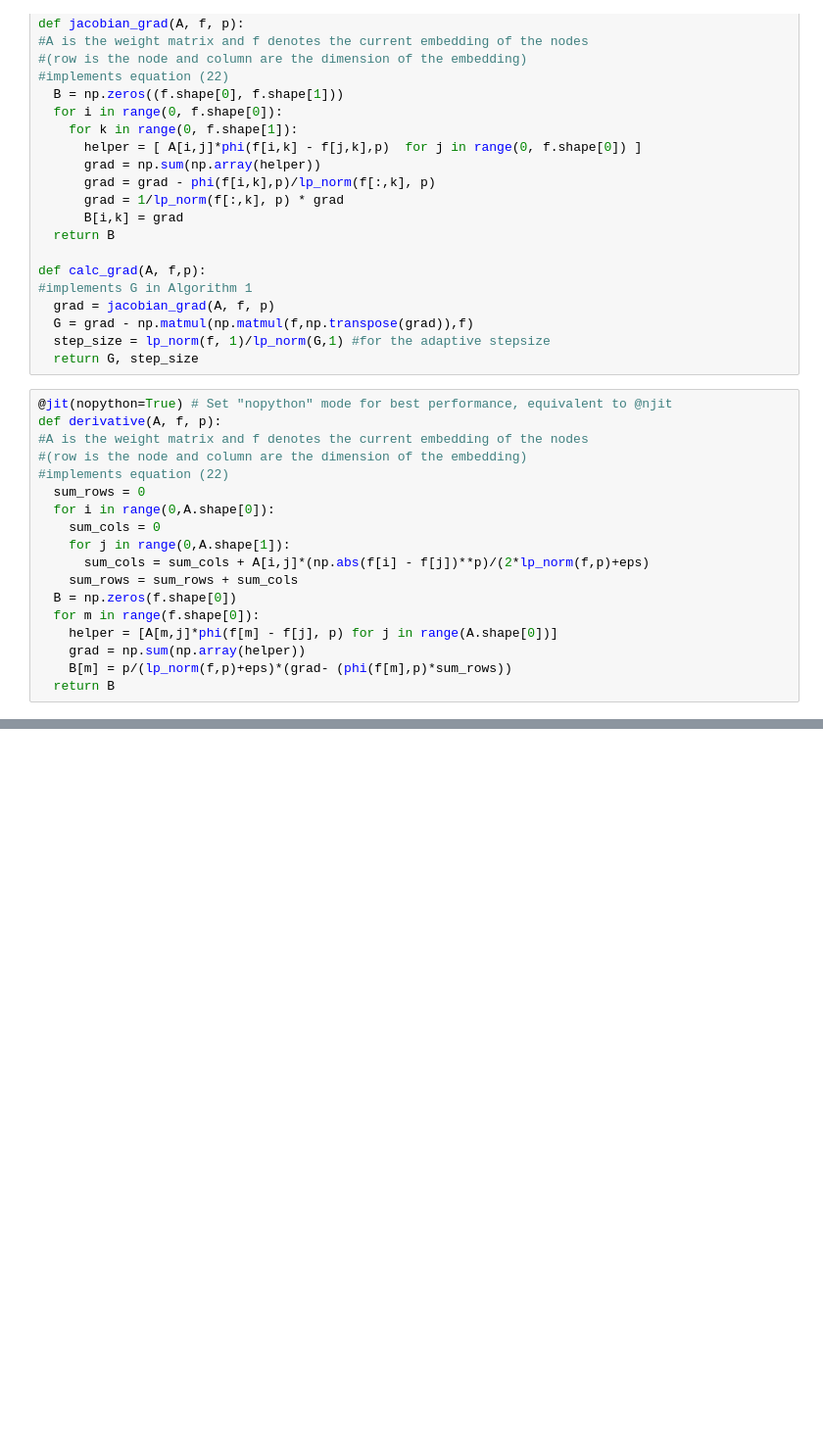
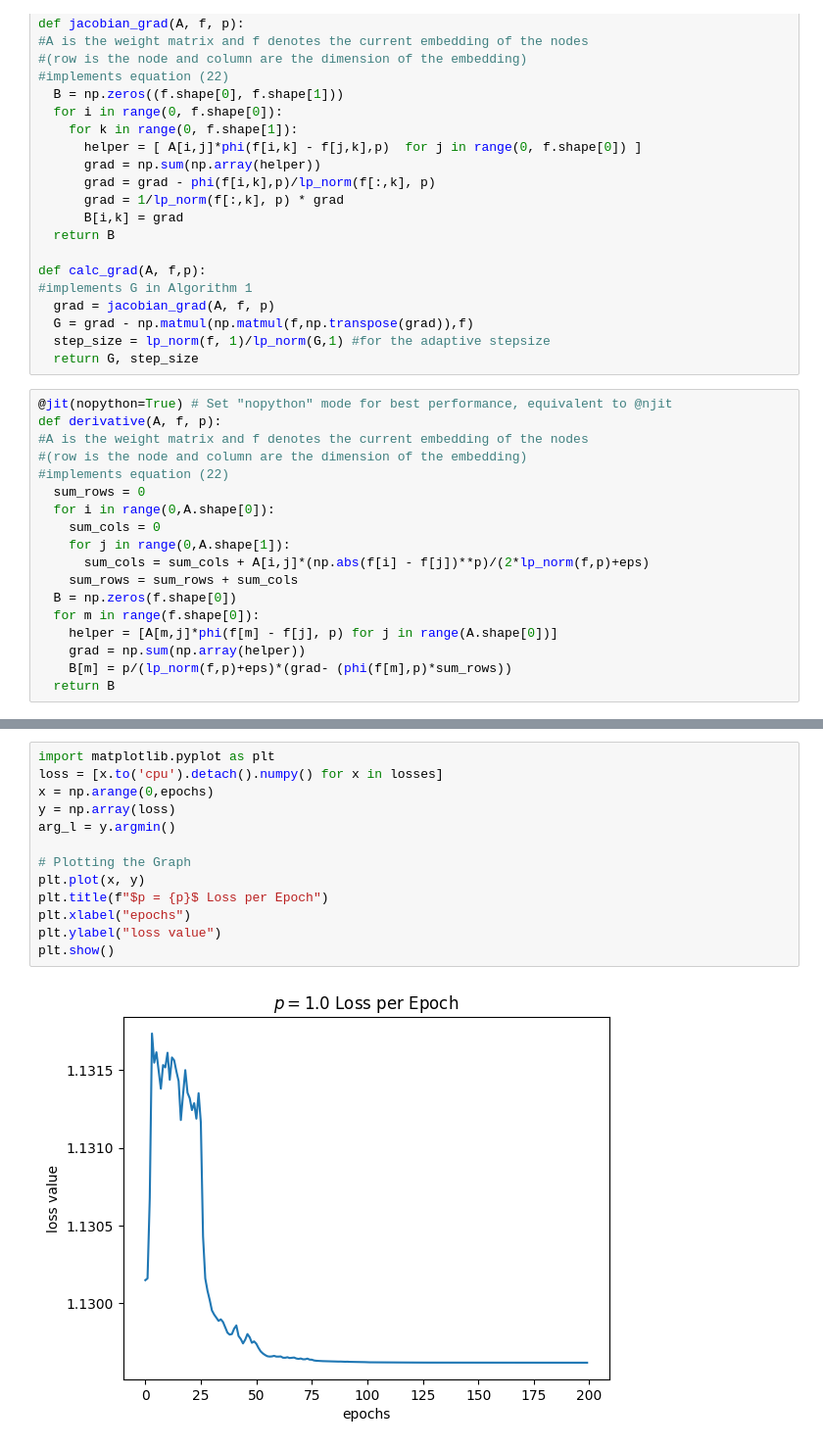
Before and after one commit to alip67/glpe, a Jupyter notebook: graph-task/PlotEigVecs.ipynb, the cells around one changed output, grey strips where cells are left out. Shown at 98% size. Cells and saved outputs as stored; diff of their text form; blank space fills up the shorter version.

```diff
--- a/graph-task/PlotEigVecs.ipynb
+++ b/graph-task/PlotEigVecs.ipynb
@@ -429,0 +461,15 @@ array([3.8901174e-16, 2.7003175e-02, 1.0957921e-01, 2.6794919e-01,
+# %%
+import matplotlib.pyplot as plt
+loss = [x.to('cpu').detach().numpy() for x in losses]
+x = np.arange(0,epochs)
+y = np.array(loss)
+arg_l = y.argmin()
+
+# Plotting the Graph
+plt.plot(x, y)
+plt.title(f"$p = {p}$ Loss per Epoch")
+plt.xlabel("epochs")
+plt.ylabel("loss value")
+plt.show()
+# %% [output]
+[figure, added]
```
Also changed, not shown: parts of 43 cells of this notebook.
